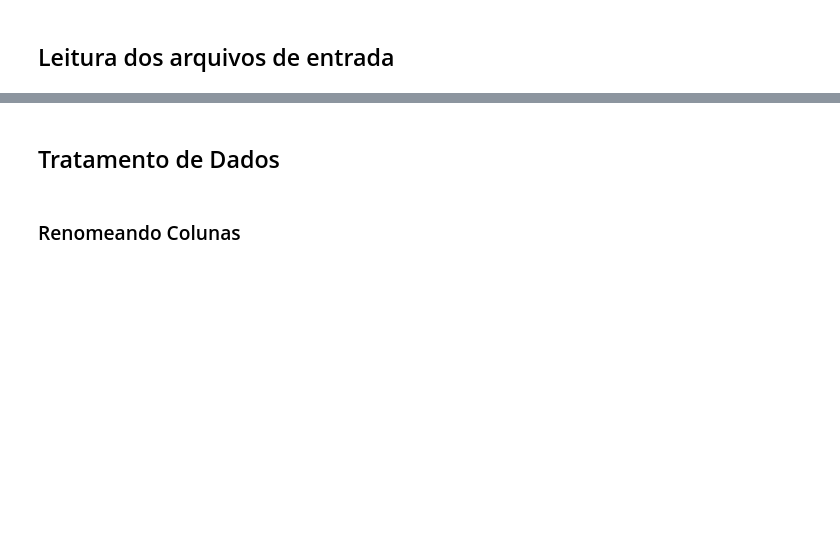
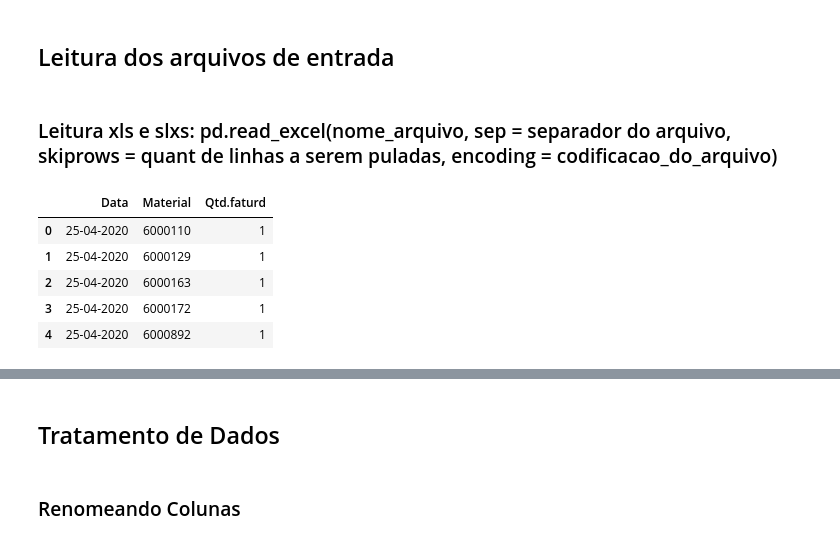
Before and after one commit to julia-freitas/desafio-bemol-DS, a Jupyter notebook: Aula_03/Aula_03.ipynb, the cells around one changed output, grey strips where cells are left out. Drawn from its saved outputs; the diff is of its cells as text; code cells hidden in the pictures; blank space fills up the shorter version.

```diff
--- a/Aula_03/Aula_03.ipynb
+++ b/Aula_03/Aula_03.ipynb
@@ -61,2 +32,15 @@ renomear as minhas colunas, para padronizar os nomes entre todos os datasets:
 # %% [markdown]
 ## Leitura dos arquivos de entrada
+# %% [markdown]
+### Leitura xls e slxs: pd.read_excel(nome_arquivo, sep = separador do arquivo, skiprows = quant de linhas a serem puladas, encoding = codificacao_do_arquivo)
+# %%
+df_vendas1 = pd.read_excel("https://github.com/julia-freitas/desafio-bemol-DS/blob/master/Aula_03/resources/vendas_1.xlsx?raw=true")
+# %%
+df_vendas1.head()
+# %% [output]
+|  | Data | Material | Qtd.faturd |
+| 0 | 25-04-2020 | 6000110 | 1 |
+| 1 | 25-04-2020 | 6000129 | 1 |
+| 2 | 25-04-2020 | 6000163 | 1 |
+| 3 | 25-04-2020 | 6000172 | 1 |
+| 4 | 25-04-2020 | 6000892 | 1 |
```
Also changed, not shown: parts of 35 cells of this notebook, 2 other files.
